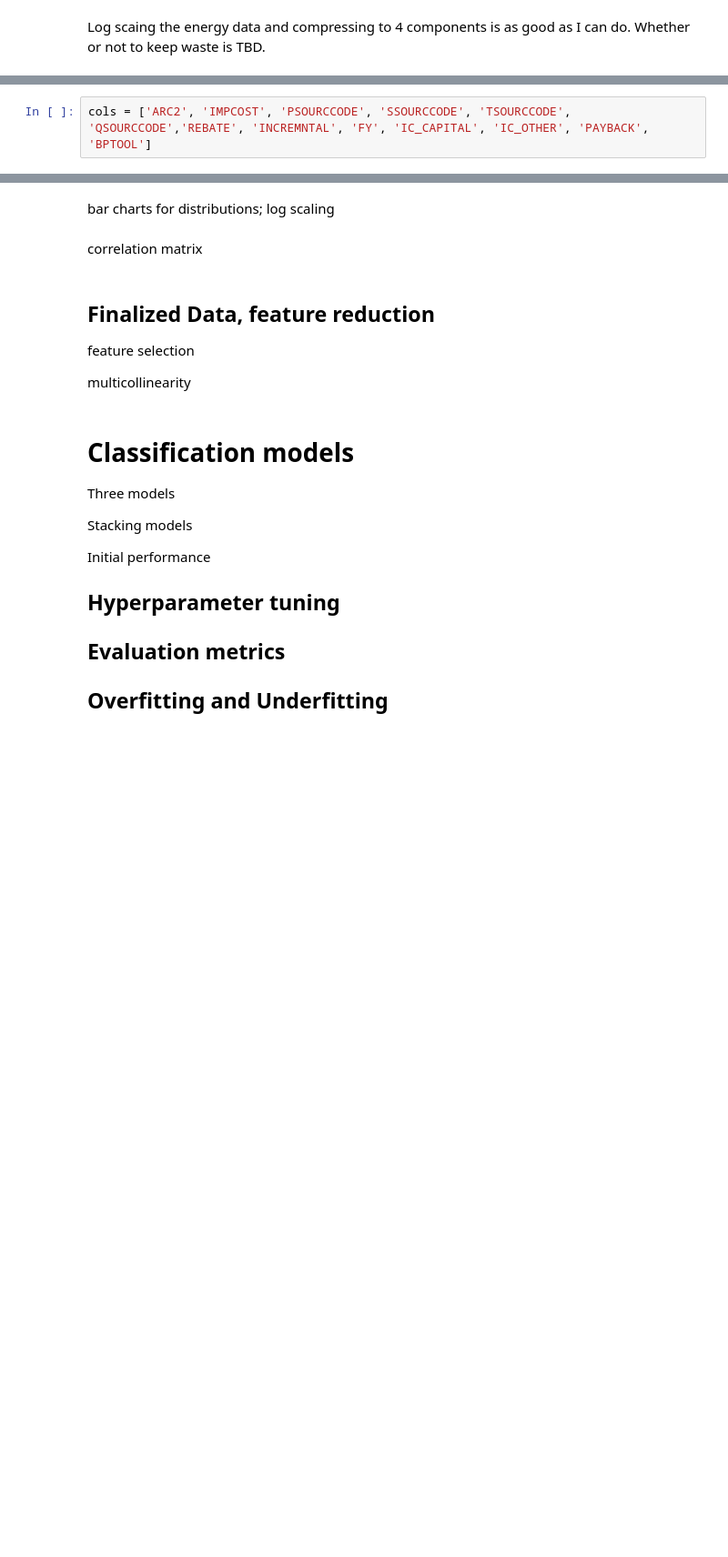
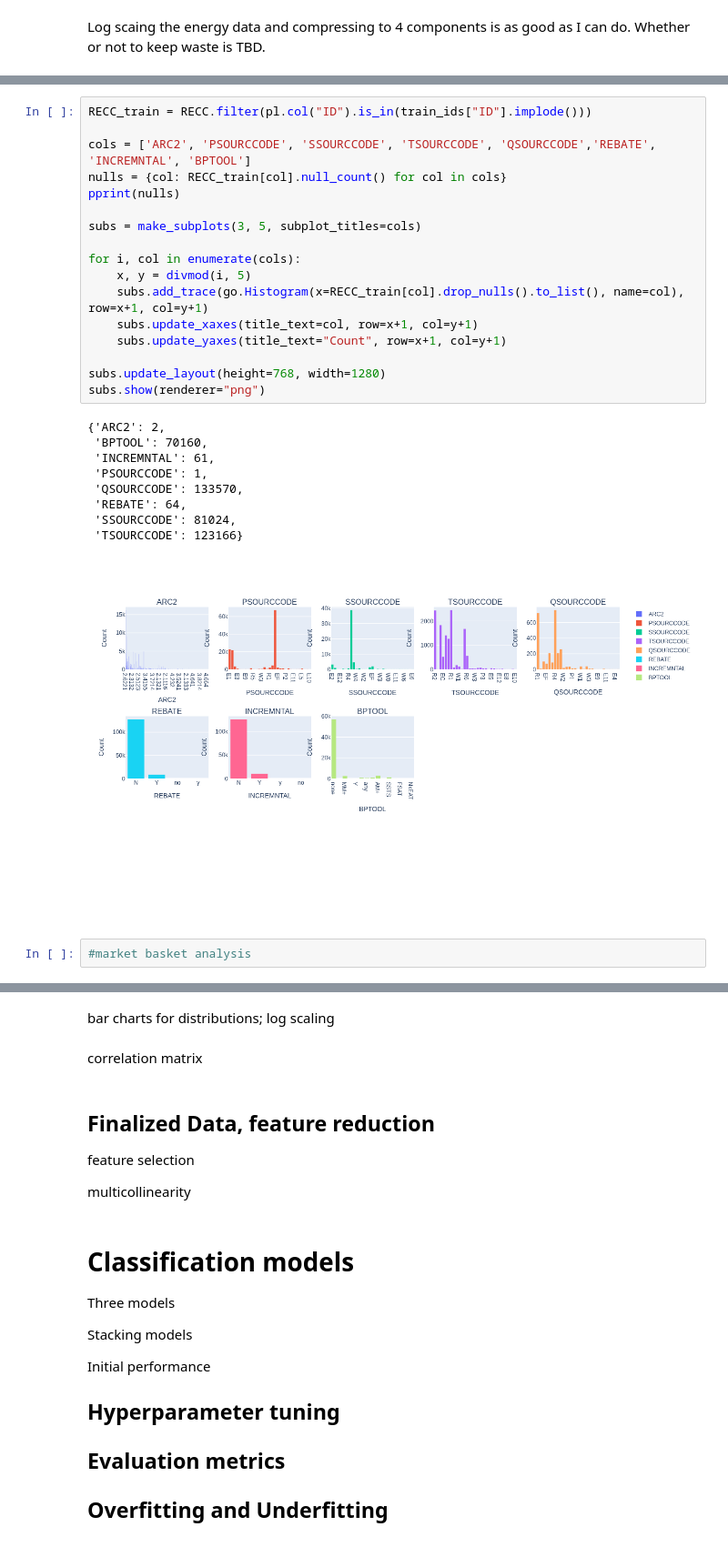
Before and after one commit to skookumer/ITAC-Analysis, a Jupyter notebook: arnold_midterm.ipynb, the cells around one changed output, grey strips where cells are left out. Shown at 91% size. Drawn from its saved outputs; the diff is of its cells as text; blank space fills up the shorter version.

```diff
--- a/arnold_midterm.ipynb
+++ b/arnold_midterm.ipynb
@@ -943,2 +947,29 @@ The recommendation sheet has a few variables that appear to be useful for classi
 # %%
-cols = ['ARC2', 'IMPCOST', 'PSOURCCODE', 'SSOURCCODE', 'TSOURCCODE', 'QSOURCCODE','REBATE', 'INCREMNTAL', 'FY', 'IC_CAPITAL', 'IC_OTHER', 'PAYBACK', 'BPTOOL']
+RECC_train = RECC.filter(pl.col("ID").is_in(train_ids["ID"].implode()))
+
+cols = ['ARC2', 'PSOURCCODE', 'SSOURCCODE', 'TSOURCCODE', 'QSOURCCODE','REBATE', 'INCREMNTAL', 'BPTOOL']
+nulls = {col: RECC_train[col].null_count() for col in cols}
+pprint(nulls)
+
+subs = make_subplots(3, 5, subplot_titles=cols)
+
+for i, col in enumerate(cols):
+    x, y = divmod(i, 5)
+    subs.add_trace(go.Histogram(x=RECC_train[col].drop_nulls().to_list(), name=col), row=x+1, col=y+1)
+    subs.update_xaxes(title_text=col, row=x+1, col=y+1)
+    subs.update_yaxes(title_text="Count", row=x+1, col=y+1)
+
+subs.update_layout(height=768, width=1280)
+subs.show(renderer="png")
+# %% [output]
+{'ARC2': 2,
+ 'BPTOOL': 70160,
+ 'INCREMNTAL': 61,
+ 'PSOURCCODE': 1,
+ 'QSOURCCODE': 133570,
+ 'REBATE': 64,
+ 'SSOURCCODE': 81024,
+ 'TSOURCCODE': 123166}
+[figure, added]
+# %%
+#market basket analysis
```
Also changed, not shown: parts of 9 cells of this notebook.
